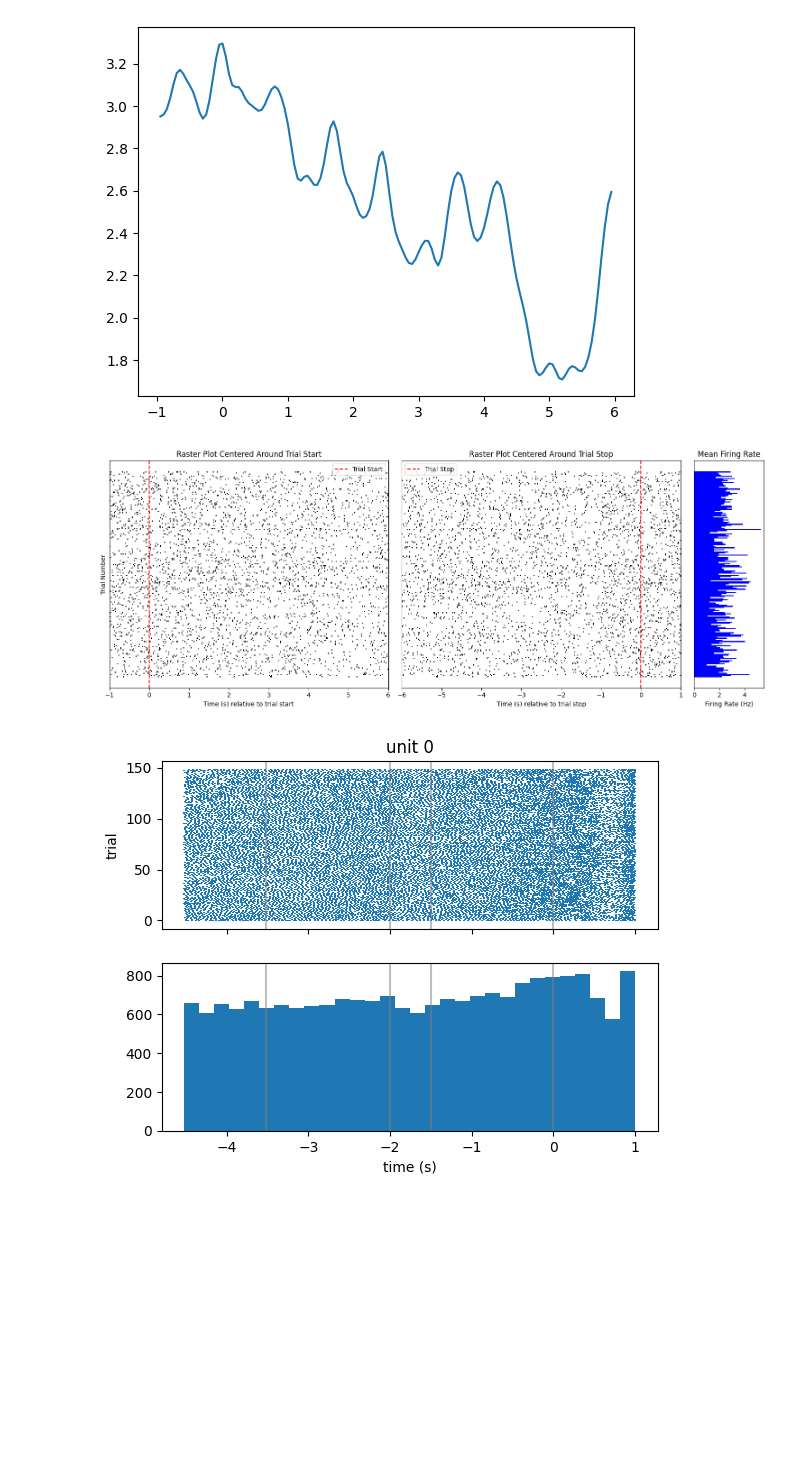
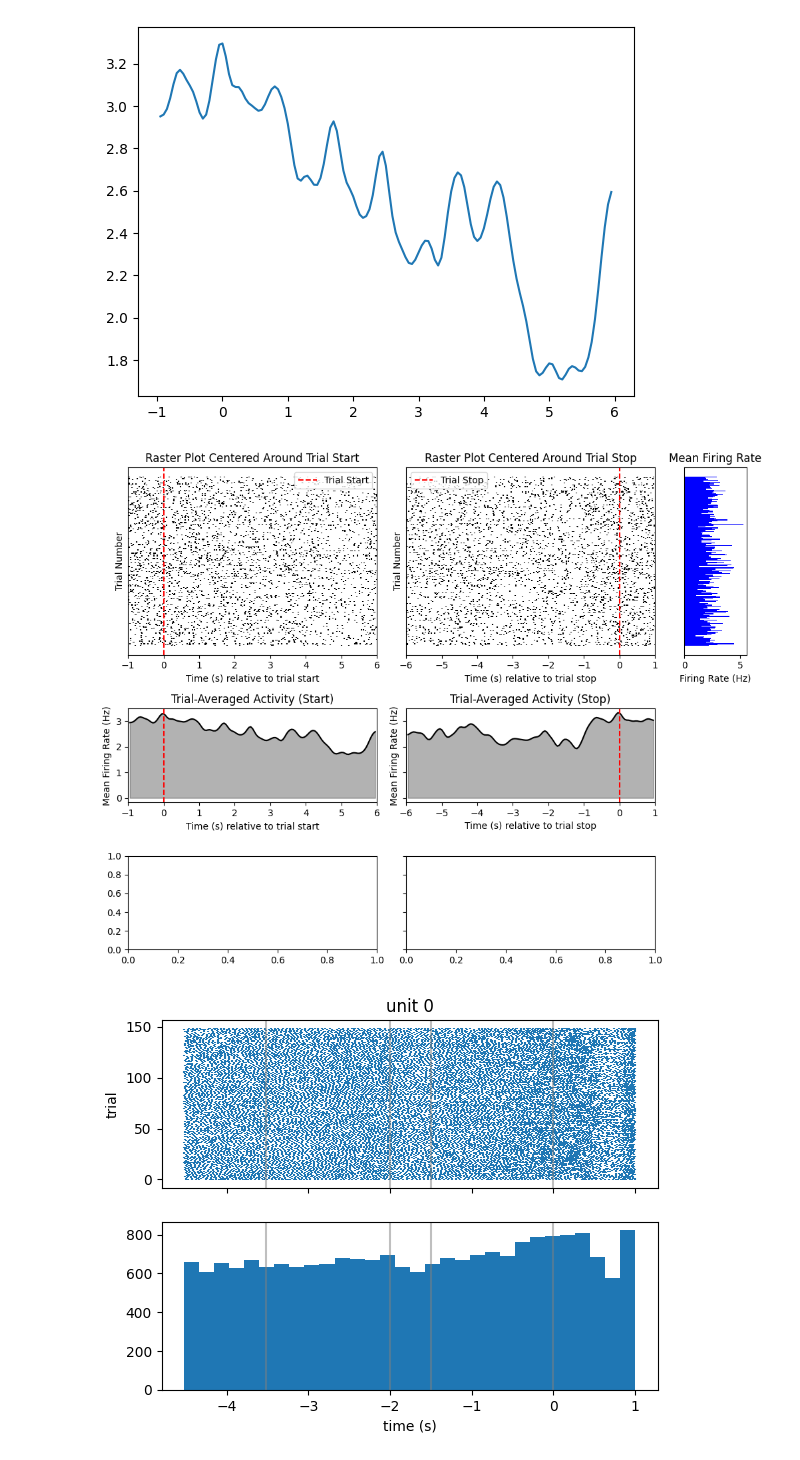
Before and after one commit to kunpengyuky2449/NWB_visualization, a Jupyter notebook: notebooks/NWB_test.ipynb, the cells around one changed output. Saved outputs shown, nothing was run; the diff lists cells and outputs as text; code cells hidden in the pictures; blank space fills up the shorter version.

```diff
--- a/notebooks/NWB_test.ipynb
+++ b/notebooks/NWB_test.ipynb
@@ -81,58 +55,94 @@ plt.plot(time_bins[1:], smoothed_firing_rate)
 # %%
 # Define time windows
 start_window = (-1, 6)  # Window around trial start (-1s to +6s)
 stop_window = (-6, 1)   # Window around trial stop (-6s to +1s)
 
+# Compute trial-averaged firing rates using your function
+smoothed_firing_rate_start, time_bins_start = compute_average_firing_rate(unit_spike_times, start_times, window=start_window)
+smoothed_firing_rate_stop, time_bins_stop = compute_average_firing_rate(unit_spike_times, stop_times, window=stop_window)
 
-# Compute firing rates per trial
-firing_rates = []
+# Compute trial-wise mean firing rate (for third row)
+trial_firing_rates = []
 for trial_idx in range(len(start_times)):
     trial_spikes = unit_spike_times[(unit_spike_times >= start_times[trial_idx]) & (unit_spike_times <= stop_times[trial_idx])]
     trial_duration = stop_times[trial_idx] - start_times[trial_idx]
-    firing_rates.append(len(trial_spikes) / trial_duration if trial_duration > 0 else 0)  # Avoid division by zero
+    trial_firing_rates.append(len(trial_spikes) / trial_duration if trial_duration > 0 else 0)
 
-# Create a 3×1 figure (Raster plots + Firing rate plot)
-fig, axes = plt.subplots(ncols=3, nrows=1, figsize=(15, 6), gridspec_kw={'width_ratios': [4, 4, 1]}, sharey= True)
+# Create a 3×3 figure (Raster plots + Firing rate plot + Smoothed rate plot)
+fig, axes = plt.subplots(
+    ncols=3,
+    nrows=3,
+    figsize=(10, 8),
+    gridspec_kw={'width_ratios': [4, 4, 1], 'height_ratios': [2, 1, 1]},  # ✅ Set row height ratio
+    sharey='row'
+)
 
-# Left: Raster plot centered around trial start
-axes[0].set_title("Raster Plot Centered Around Trial Start")
+### **Row 1: Raster Plots & Mean Firing Rate**
+# Raster plot centered around trial start
+axes[0, 0].set_title("Raster Plot Centered Around Trial Start")
 for trial_idx, start_time in enumerate(start_times):
-    aligned_spikes = unit_spike_times - start_time  # Align spikes to trial start
-    filtered_spikes = aligned_spikes[(aligned_spikes >= start_window[0]) & (aligned_spikes <= start_window[1])]  # Apply window
-    axes[0].eventplot(filtered_spikes, lineoffsets=trial_idx, colors='black')
+    aligned_spikes = unit_spike_times - start_time
+    filtered_spikes = aligned_spikes[(aligned_spikes >= start_window[0]) & (aligned_spikes <= start_window[1])]
+    axes[0, 0].eventplot(filtered_spikes, lineoffsets=trial_idx, colors='black')
 
-axes[0].axvline(0, color='red', linestyle='--', label="Trial Start")
-axes[0].set_xlim(start_window)  # Set time window
-axes[0].set_xlabel("Time (s) relative to trial start")
-axes[0].set_ylabel("Trial Number")  # ✅ Explicitly set y-axis label
-axes[0].legend()
+axes[0, 0].axvline(0, color='red', linestyle='--', label="Trial Start")
+axes[0, 0].set_xlim(start_window)
+axes[0, 0].set_xlabel("Time (s) relative to trial start")
+axes[0, 0].set_ylabel("Trial Number")
+axes[0, 0].legend()
 
-# Middle: Raster plot centered around trial stop
-axes[1].set_title("Raster Plot Centered Around Trial Stop")
+# Raster plot centered around trial stop
+axes[0, 1].set_title("Raster Plot Centered Around Trial Stop")
 for trial_idx, stop_time in enumerate(stop_times):
-    aligned_spikes = unit_spike_times - stop_time  # Align spikes to trial stop
-    filtered_spikes = aligned_spikes[(aligned_spikes >= stop_window[0]) & (aligned_spikes <= stop_window[1])]  # Apply window
-    axes[1].eventplot(filtered_spikes, lineoffsets=trial_idx, colors='black')
+    aligned_spikes = unit_spike_times - stop_time
+    filtered_spikes = aligned_spikes[(aligned_spikes >= stop_window[0]) & (aligned_spikes <= stop_window[1])]
+    axes[0, 1].eventplot(filtered_spikes, lineoffsets=trial_idx, colors='black')
 
-axes[1].axvline(0, color='red', linestyle='--', label="Trial Stop")
-axes[1].set_xlim(stop_window)  # Set time window
-axes[1].set_xlabel("Time (s) relative to trial stop")
+axes[0, 1].axvline(0, color='red', linestyle='--', label="Trial Stop")
+axes[0, 1].set_xlim(stop_window)
+axes[0, 1].set_xlabel("Time (s) relative to trial stop")
+axes[0, 1].set_ylabel("Trial Number")
+axes[0, 1].legend()
 
-axes[1].legend()
+# Mean firing rate per trial (Row 1, Rightmost Panel)
+axes[0, 2].barh(range(len(trial_firing_rates)), trial_firing_rates, color='blue', height=1)
+axes[0, 2].set_title("Mean Firing Rate")
+axes[0, 2].set_xlabel("Firing Rate (Hz)")
+axes[0, 2].set_yticks([])
 
-# Right: Mean Firing Rate per Trial (Vertical Bar Plot)
-axes[2].barh(range(len(firing_rates)), firing_rates, color='blue', height=1)
-axes[2].set_title("Mean Firing Rate")
-axes[2].set_xlabel("Firing Rate (Hz)")
+### **Row 2: Trial-Averaged Smoothed Activity (Now as Area Plot)**
+# Trial-averaged activity centered on trial start
+axes[1, 0].fill_between(time_bins_start[1:], smoothed_firing_rate_start, color='black', alpha=0.3)
+axes[1, 0].plot(time_bins_start[1:], smoothed_firing_rate_start, color='black')
+axes[1, 0].axvline(0, color='red', linestyle='--', label="Trial Start")
+axes[1, 0].set_xlim(start_window)
+axes[1, 0].set_xlabel("Time (s) relative to trial start")
+axes[1, 0].set_ylabel("Mean Firing Rate (Hz)")
+axes[1, 0].set_title("Trial-Averaged Activity (Start)")
 
-# ✅ Only remove y-axis ticks from firing rate plot (but keep everything else)
-axes[2].set_yticks([])
+# Trial-averaged activity centered on trial stop
+axes[1, 1].fill_between(time_bins_stop[1:], smoothed_firing_rate_stop, color='black', alpha=0.3)
+axes[1, 1].plot(time_bins_stop[1:], smoothed_firing_rate_stop, color='black')
+axes[1, 1].axvline(0, color='red', linestyle='--', label="Trial Stop")
+axes[1, 1].set_xlim(stop_window)
+axes[1, 1].set_xlabel("Time (s) relative to trial stop")
+axes[1, 1].set_ylabel("Mean Firing Rate (Hz)")
+axes[1, 1].set_title("Trial-Averaged Activity (Stop)")
+
+# Remove rightmost column in row 2 (not needed)
+axes[1, 2].axis("off")
+
+### **Row 3: Placeholder for Additional Graphs**
+# Customize what to plot in the third row
+
+# Example: Remove third-row right panel if unused
+axes[2, 2].axis("off")
 
 # Adjust layout for better spacing
 plt.tight_layout()
 plt.show()
 # %% [output]
-[figure, old version]
+[figure, new version]
 # %%
 
 nwbfile# Do some rasters#units_table = nwbfile.processing['units']['units-B1-129-160']
```
Also changed, not shown: parts of 4 cells of this notebook, 2 other files.
